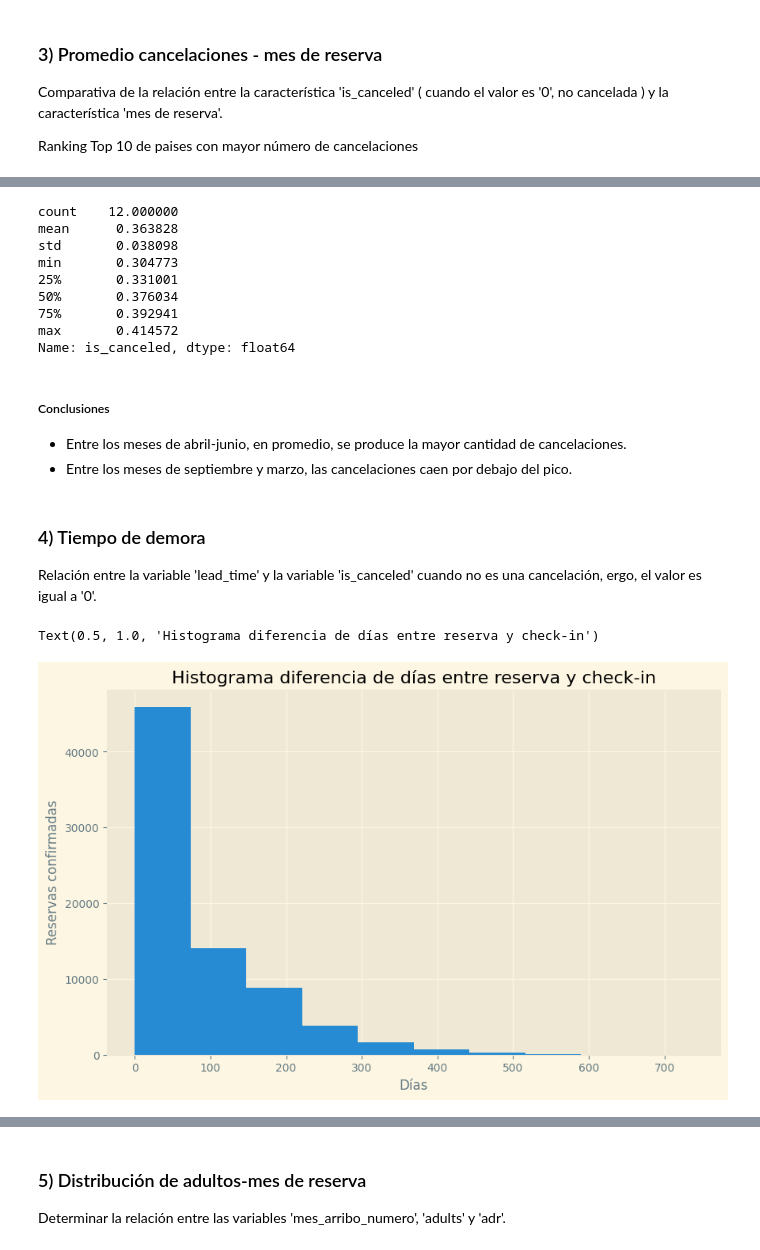
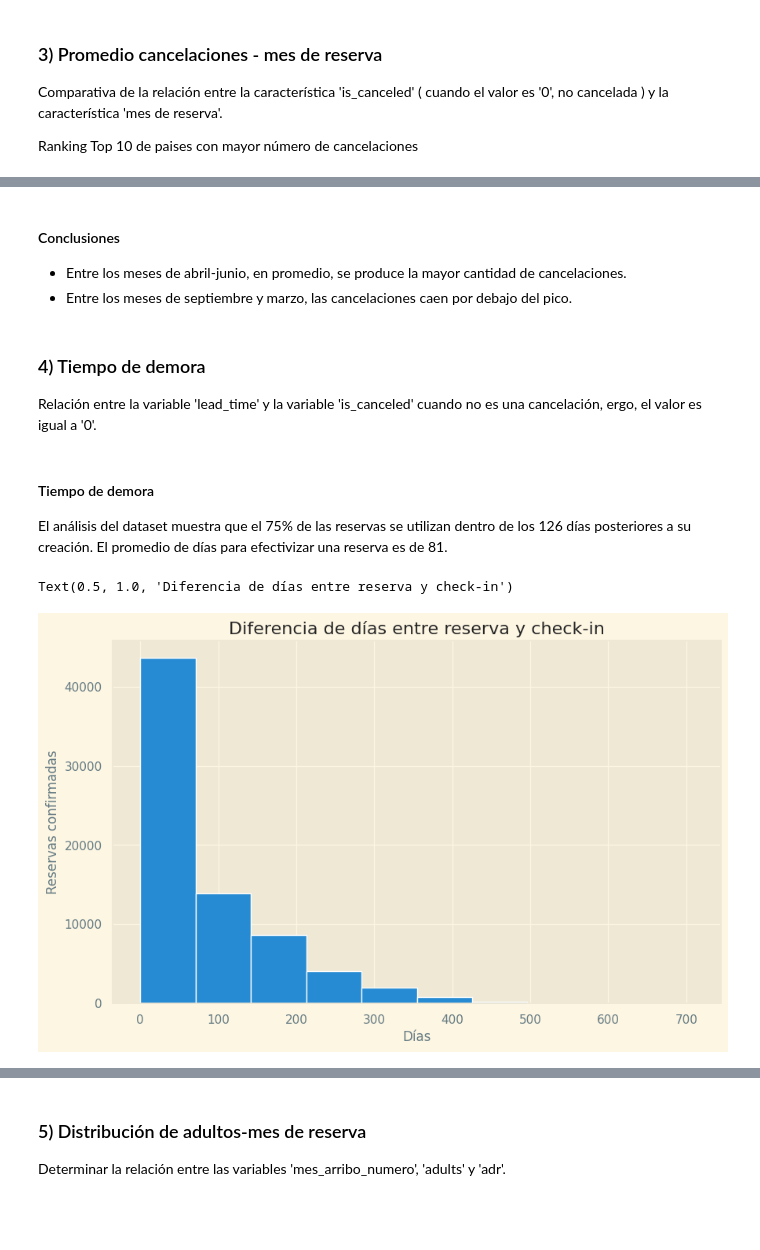
Before and after one commit to omanofx/entregable_1, a Jupyter notebook: Primera_Entrega_Omar_Fernandez.ipynb, the cells around one changed output, grey strips where cells are left out. Drawn from its saved outputs; the diff is of its cells as text; code cells hidden in the pictures; blank space fills up the shorter version.

```diff
--- a/Primera_Entrega_Omar_Fernandez.ipynb
+++ b/Primera_Entrega_Omar_Fernandez.ipynb
@@ -441,3 +474,5 @@ print(fecha_hora_argentina())
+# %%
+df_reservas['total_pasajeros'] = df_reservas['adults'] + df_reservas['children'] + df_reservas['babies']
 # %% [markdown]
 ### Países
 # %%
@@ -1480,18 +1575,3 @@ fig.update_layout(mapbox_style="open-street-map",
 fig.show()
 # %% [output]
 [interactive output not drawn]
-# %%
-# Mostramos la distribución de las reservas confirmadas en un gráfico de árbol
-mpl.style.use('Solarize_Light2')
-
-# Tomar las 10 primeras filas del DataFrame
-top_10_paises = df_paises_reservas.head(10)
-
-# Obtener datos de tamaños y etiquetas
-sizes = top_10_paises['confirmadas']
-labels = top_10_paises['name']
-
-# Cambiar color
-squarify.plot(sizes=sizes, label=labels, alpha=0.5)
-plt.axis('off')
-plt.show()
@@ -1550,17 +1629,5 @@ plt.show()
-# %%
-df_cancelaciones_por_mes.describe()
-# %% [output]
-count    12.000000
-mean      0.363828
-std       0.038098
-min       0.304773
-25%       0.331001
-50%       0.376034
-75%       0.392941
-max       0.414572
-Name: is_canceled, dtype: float64
 # %% [markdown]
-##### Conclusiones
+#### Conclusiones
 
 
 
@@ -1570,17 +1637,20 @@ Name: is_canceled, dtype: float64
 ### 4) Tiempo de demora
 
 Relación entre la variable 'lead_time' y la variable 'is_canceled' cuando no es una cancelación, ergo, el valor es igual a '0'.
+# %% [markdown]
+#### Tiempo de demora
+
+El análisis del dataset muestra que el 75% de las reservas se utilizan dentro de los 126 días posteriores a su creación. El promedio de días para efectivizar una reserva es de 81.
 # %%
-#Filtra unicamente las reservas que no son canceladas
 df_histograma = df_reservas[df_reservas['is_canceled'] == 0][['is_canceled', 'lead_time']].copy()
 
 fig, ax = plt.subplots(figsize=(10,6))
 ax.hist(x= df_histograma['lead_time'], bins=None, density=False, orientation='vertical')
 ax.set_xlabel('Días')
 ax.set_ylabel('Reservas confirmadas')
-ax.set_title('Histograma diferencia de días entre reserva y check-in')
+ax.set_title('Diferencia de días entre la reserva y el check-in')
 # %% [output]
-Text(0.5, 1.0, 'Histograma diferencia de días entre reserva y check-in')
+Text(0.5, 1.0, 'Diferencia de días entre reserva y check-in')
-[figure, old version]
+[figure, new version]
 # %%
 analizar_dataframe(df_histograma, 10)
```
Also changed, not shown: parts of 54 cells of this notebook.
